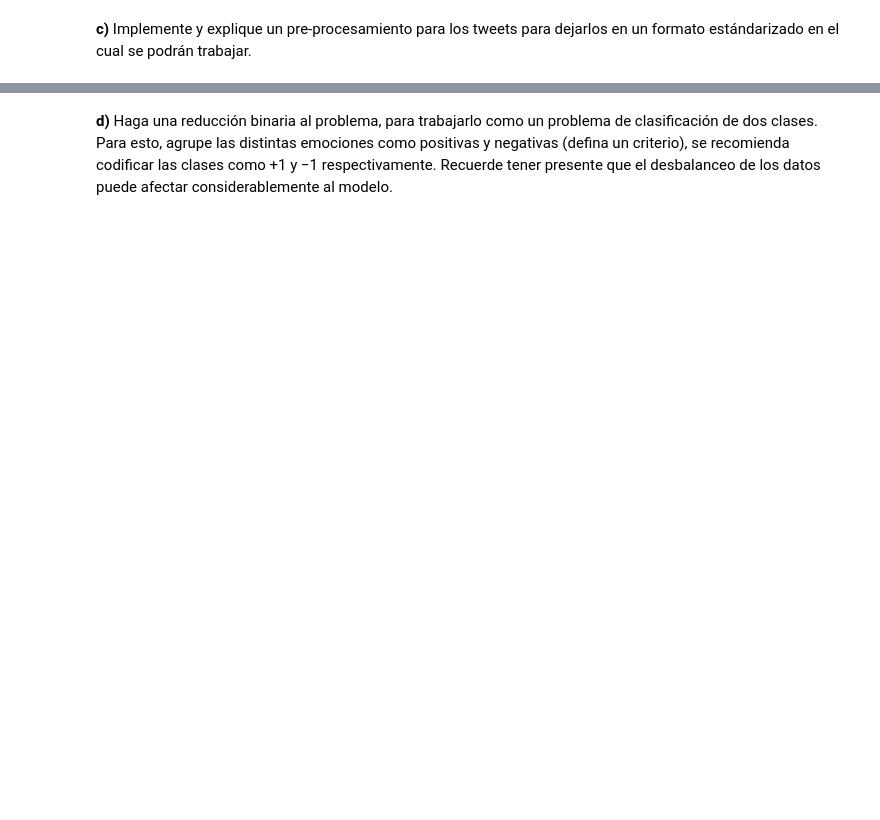
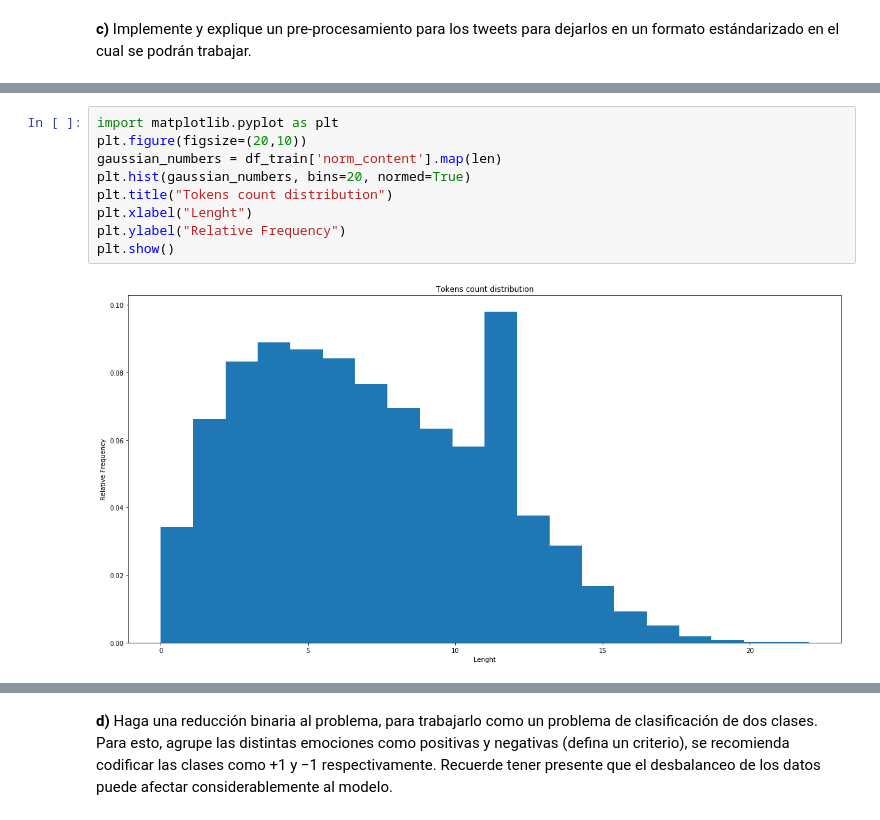
Before and after one commit to TareasJF/INF393, a Jupyter notebook: T2/Tarea2.ipynb, the cells around one changed output, grey strips where cells are left out. Drawn from its saved outputs; the diff is of its cells as text; blank space fills up the shorter version.

```diff
--- a/T2/Tarea2.ipynb
+++ b/T2/Tarea2.ipynb
@@ -176,0 +175,11 @@ df.head()
+# %%
+import matplotlib.pyplot as plt
+plt.figure(figsize=(20,10))
+gaussian_numbers = df_train['norm_content'].map(len)
+plt.hist(gaussian_numbers, bins=20, normed=True)
+plt.title("Tokens count distribution")
+plt.xlabel("Lenght")
+plt.ylabel("Relative Frequency")
+plt.show()
+# %% [output]
+[figure, added]
```
Also changed, not shown: parts of 38 cells of this notebook.
